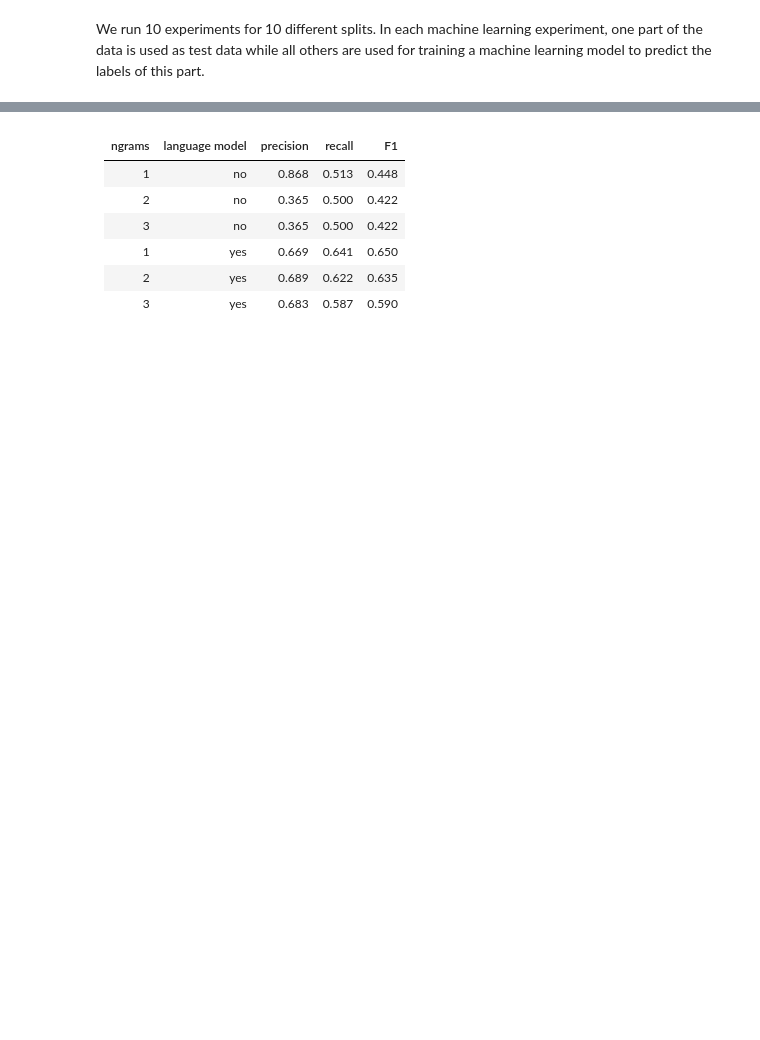
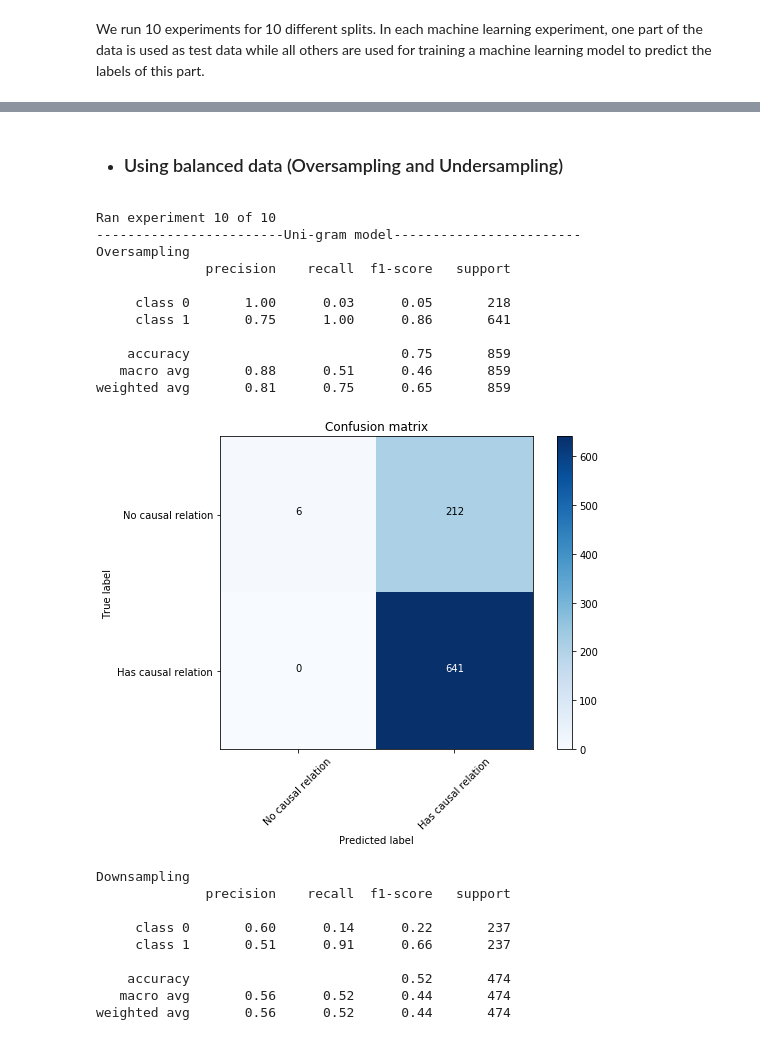
Before and after one commit to SSIML2021/SSIML2021, a Jupyter notebook: notebooks/1.1-causal-relation-precence-detection.ipynb, the cells around one changed output, grey strips where cells are left out. Saved outputs shown, nothing was run; the diff lists cells and outputs as text; code cells hidden in the pictures; blank space fills up the shorter version.

```diff
--- a/notebooks/1.1-causal-relation-precence-detection.ipynb
+++ b/notebooks/1.1-causal-relation-precence-detection.ipynb
@@ -239,0 +240,2 @@ len(y)
+# %%
+df_upsampled,df_downsampled = balance_data(X,y)
@@ -288,9 +319,40 @@ Precision: 0.683; recall: 0.587; F1: 0.590
-# %% [markdown]
-| ngrams | language model | precision | recall | F1    |
-| ------ | -------------- | --------- | ------ | ---- |
-| 1      | no             | 0.868     | 0.513  | 0.448 |
-| 2      | no             | 0.365     | 0.500  | 0.422 |
-| 3      | no             | 0.365     | 0.500  | 0.422 |
-| 1      | yes            | 0.669     | 0.641  | 0.650 |
-| 2      | yes            | 0.689     | 0.622  | 0.635 |
-| 3      | yes            | 0.683     | 0.587  | 0.590 |
+# %% [markdown]
+* <h3>Using balanced data (Oversampling and Undersampling)
+# %%
+#Uni-gram
+X_up =  df_upsampled['X'].to_dict()
+y_up =  df_upsampled['y'].to_dict()
+y_true_up, y_pred_up = run_experiments(X_up, y_up, wordNgrams=1)
+y_true_down, y_pred_down = run_experiments(X_down, y_down, wordNgrams=1)
+print('------------------------Uni-gram model------------------------')
+print('Oversampling')
+print(classification_report(y_true_up, y_pred_up, target_names=target_names))
+cm = sklearn.metrics.confusion_matrix(y_true_up, y_pred_up)
+plot_confusion_matrix(cm, ['No causal relation', 'Has causal relation'], normalize=False)
+
+print('\nDownsampling')
+print(classification_report(y_true_down, y_pred_down, target_names=target_names))
+cm = sklearn.metrics.confusion_matrix(y_true_down, y_pred_down)
+plot_confusion_matrix(cm, ['No causal relation', 'Has causal relation'], normalize=False)
+# %% [output]
+Ran experiment 10 of 10
+------------------------Uni-gram model------------------------
+Oversampling
+              precision    recall  f1-score   support
+
+     class 0       1.00      0.03      0.05       218
+     class 1       0.75      1.00      0.86       641
+
+    accuracy                           0.75       859
+   macro avg       0.88      0.51      0.46       859
+weighted avg       0.81      0.75      0.65       859
+[figure, added]
+Downsampling
+              precision    recall  f1-score   support
+
+     class 0       0.60      0.14      0.22       237
+     class 1       0.51      0.91      0.66       237
+
+    accuracy                           0.52       474
+   macro avg       0.56      0.52      0.44       474
+weighted avg       0.56      0.52      0.44       474
```
Also changed, not shown: parts of 53 cells of this notebook, 1 other file.
